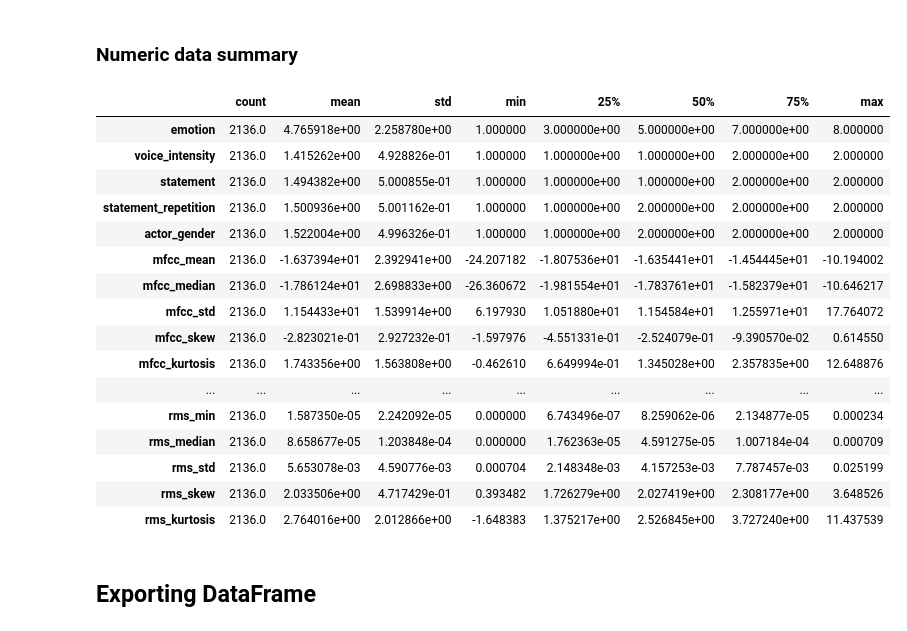
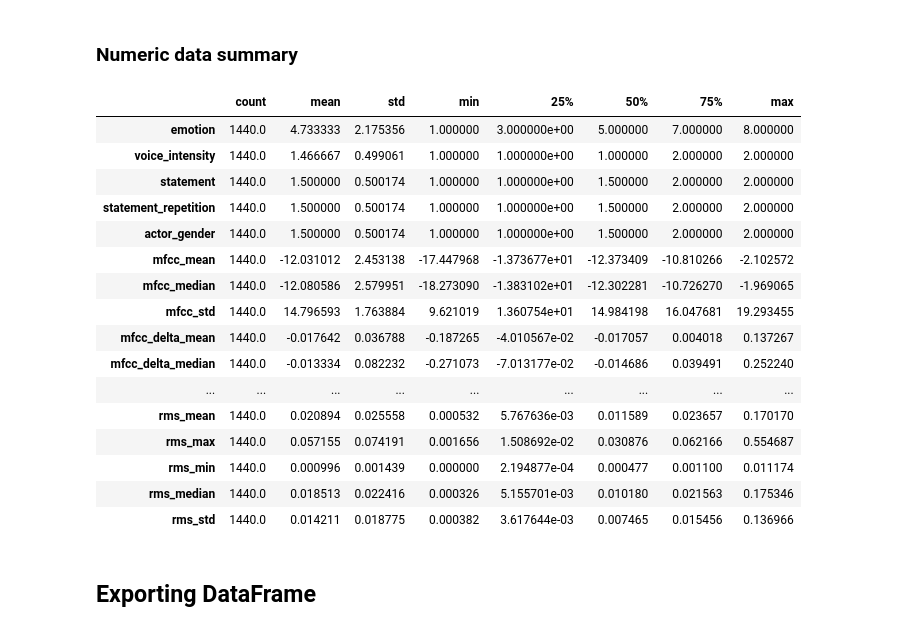
Before and after one commit to Impingere/Projects, a Jupyter notebook: 18.6.1 Capstone Two - Data Wrangling/Capstone 2 - Data Wrangling.ipynb, the cells around one changed output. Saved outputs shown, nothing was run; the diff lists cells and outputs as text; code cells hidden in the pictures.

```diff
--- a/18.6.1 Capstone Two - Data Wrangling/Capstone 2 - Data Wrangling.ipynb
+++ b/18.6.1 Capstone Two - Data Wrangling/Capstone 2 - Data Wrangling.ipynb
@@ -745 +769,4 @@ print(filtered_miss_val.sum())
+# %%
+# Check for infinite values and replace them with NaN, which can then be imputed or removed
+df.replace([np.inf, -np.inf], np.nan, inplace=True)
 # %%
@@ -764,4 +793,7 @@ rms_kurtosis            False
 dtype: bool
+# %%
+# Filling in missing values with the mean
+df['mel_kurtosis'].fillna(df['mel_kurtosis'].mean(), inplace=True)
 # %% [markdown]
 ### Distributions Of Feature Values<a id='Distributions_Of_Feature_Values'></a>
 # %%
@@ -772,25 +804,25 @@ plt.subplots_adjust(hspace=0.75, wspace=0.75);
 # %% [markdown]
 ### Numeric data summary<a id='Numeric_data_summary'></a>
 # %%
-df_f.describe().transpose()
+df.describe().transpose()
 # %% [output]
 |  | count | mean | std | min | 25% | 50% | 75% | max |
-| emotion | 2136.0 | 4.765918e+00 | 2.258780e+00 | 1.000000 | 3.000000e+00 | 5.000000e+00 | 7.000000e+00 | 8.000000 |
-| voice_intensity | 2136.0 | 1.415262e+00 | 4.928826e-01 | 1.000000 | 1.000000e+00 | 1.000000e+00 | 2.000000e+00 | 2.000000 |
-| statement | 2136.0 | 1.494382e+00 | 5.000855e-01 | 1.000000 | 1.000000e+00 | 1.000000e+00 | 2.000000e+00 | 2.000000 |
-| statement_repetition | 2136.0 | 1.500936e+00 | 5.001162e-01 | 1.000000 | 1.000000e+00 | 2.000000e+00 | 2.000000e+00 | 2.000000 |
-| actor_gender | 2136.0 | 1.522004e+00 | 4.996326e-01 | 1.000000 | 1.000000e+00 | 2.000000e+00 | 2.000000e+00 | 2.000000 |
-| mfcc_mean | 2136.0 | -1.637394e+01 | 2.392941e+00 | -24.207182 | -1.807536e+01 | -1.635441e+01 | -1.454445e+01 | -10.194002 |
-| mfcc_median | 2136.0 | -1.786124e+01 | 2.698833e+00 | -26.360672 | -1.981554e+01 | -1.783761e+01 | -1.582379e+01 | -10.646217 |
-| mfcc_std | 2136.0 | 1.154433e+01 | 1.539914e+00 | 6.197930 | 1.051880e+01 | 1.154584e+01 | 1.255971e+01 | 17.764072 |
-| mfcc_skew | 2136.0 | -2.823021e-01 | 2.927232e-01 | -1.597976 | -4.551331e-01 | -2.524079e-01 | -9.390570e-02 | 0.614550 |
-| mfcc_kurtosis | 2136.0 | 1.743356e+00 | 1.563808e+00 | -0.462610 | 6.649994e-01 | 1.345028e+00 | 2.357835e+00 | 12.648876 |
+| emotion | 1440.0 | 4.733333 | 2.175356 | 1.000000 | 3.000000e+00 | 5.000000 | 7.000000 | 8.000000 |
+| voice_intensity | 1440.0 | 1.466667 | 0.499061 | 1.000000 | 1.000000e+00 | 1.000000 | 2.000000 | 2.000000 |
+| statement | 1440.0 | 1.500000 | 0.500174 | 1.000000 | 1.000000e+00 | 1.500000 | 2.000000 | 2.000000 |
+| statement_repetition | 1440.0 | 1.500000 | 0.500174 | 1.000000 | 1.000000e+00 | 1.500000 | 2.000000 | 2.000000 |
+| actor_gender | 1440.0 | 1.500000 | 0.500174 | 1.000000 | 1.000000e+00 | 1.500000 | 2.000000 | 2.000000 |
+| mfcc_mean | 1440.0 | -12.031012 | 2.453138 | -17.447968 | -1.373677e+01 | -12.373409 | -10.810266 | -2.102572 |
+| mfcc_median | 1440.0 | -12.080586 | 2.579951 | -18.273090 | -1.383102e+01 | -12.302281 | -10.726270 | -1.969065 |
+| mfcc_std | 1440.0 | 14.796593 | 1.763884 | 9.621019 | 1.360754e+01 | 14.984198 | 16.047681 | 19.293455 |
+| mfcc_delta_mean | 1440.0 | -0.017642 | 0.036788 | -0.187265 | -4.010567e-02 | -0.017057 | 0.004018 | 0.137267 |
+| mfcc_delta_median | 1440.0 | -0.013334 | 0.082232 | -0.271073 | -7.013177e-02 | -0.014686 | 0.039491 | 0.252240 |
 | ... | ... | ... | ... | ... | ... | ... | ... | ... |
-| rms_min | 2136.0 | 1.587350e-05 | 2.242092e-05 | 0.000000 | 6.743496e-07 | 8.259062e-06 | 2.134877e-05 | 0.000234 |
-| rms_median | 2136.0 | 8.658677e-05 | 1.203848e-04 | 0.000000 | 1.762363e-05 | 4.591275e-05 | 1.007184e-04 | 0.000709 |
-| rms_std | 2136.0 | 5.653078e-03 | 4.590776e-03 | 0.000704 | 2.148348e-03 | 4.157253e-03 | 7.787457e-03 | 0.025199 |
-| rms_skew | 2136.0 | 2.033506e+00 | 4.717429e-01 | 0.393482 | 1.726279e+00 | 2.027419e+00 | 2.308177e+00 | 3.648526 |
-| rms_kurtosis | 2136.0 | 2.764016e+00 | 2.012866e+00 | -1.648383 | 1.375217e+00 | 2.526845e+00 | 3.727240e+00 | 11.437539 |
+| rms_mean | 1440.0 | 0.020894 | 0.025558 | 0.000532 | 5.767636e-03 | 0.011589 | 0.023657 | 0.170170 |
+| rms_max | 1440.0 | 0.057155 | 0.074191 | 0.001656 | 1.508692e-02 | 0.030876 | 0.062166 | 0.554687 |
+| rms_min | 1440.0 | 0.000996 | 0.001439 | 0.000000 | 2.194877e-04 | 0.000477 | 0.001100 | 0.011174 |
+| rms_median | 1440.0 | 0.018513 | 0.022416 | 0.000326 | 5.155701e-03 | 0.010180 | 0.021563 | 0.175346 |
+| rms_std | 1440.0 | 0.014211 | 0.018775 | 0.000382 | 3.617644e-03 | 0.007465 | 0.015456 | 0.136966 |
 # %% [markdown]
 ## Exporting DataFrame<a id='Exporting_DataFrame'></a>
 # %%
```
Also changed, not shown: parts of 12 cells of this notebook, 6 other files.
